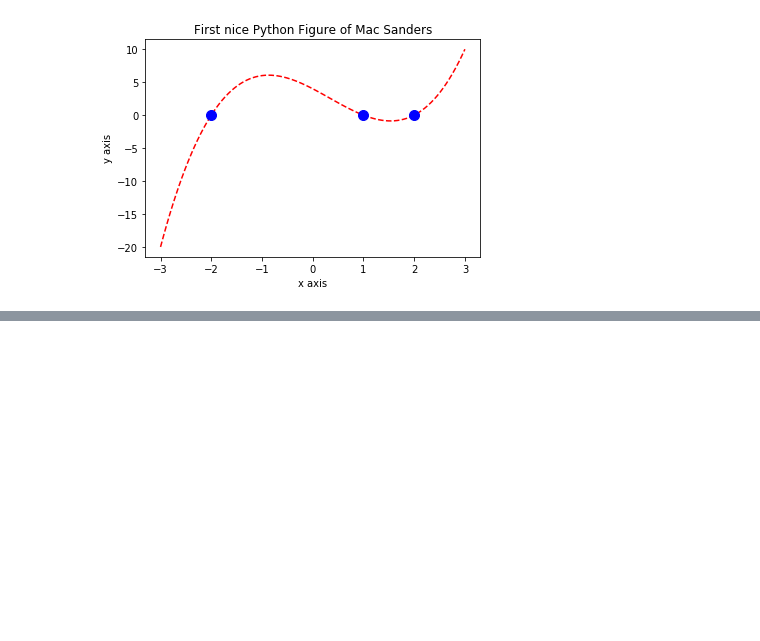
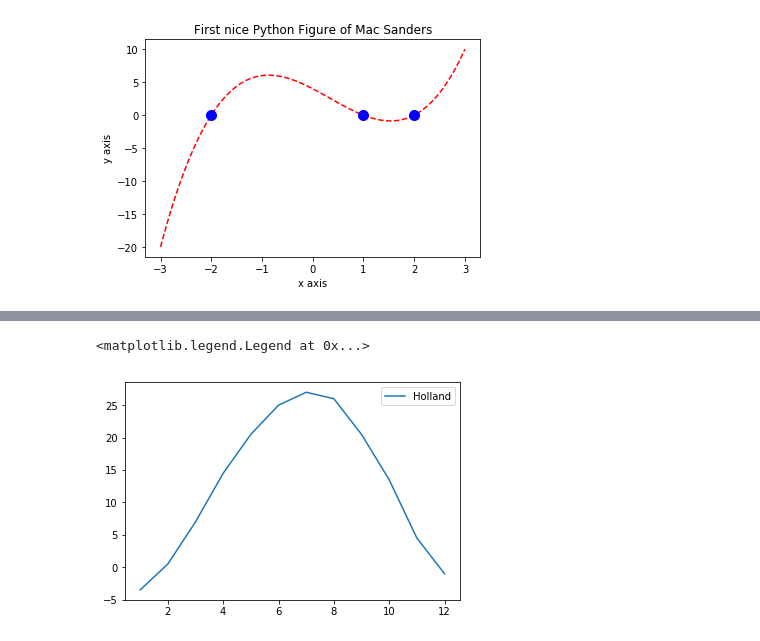
Before and after one commit to hmsand2050/astro_phys, a Jupyter notebook: notebook1_basics_plotting/Learning_1.ipynb, the cells around one changed output, grey strips where cells are left out. Saved outputs shown, nothing was run; the diff lists cells and outputs as text; code cells hidden in the pictures; blank space fills up the shorter version.

```diff
--- a/notebook1_basics_plotting/Learning_1.ipynb
+++ b/notebook1_basics_plotting/Learning_1.ipynb
@@ -74,0 +106,6 @@ Holland=np.loadtxt("holland_temperature.dat")
+# %%
+plt.plot(np.linspace(1,12,12),Beijing)
+plt.legend(["Holland"],loc="best")
+# %% [output]
+<matplotlib.legend.Legend at 0x...>
+[figure, added]
```
Also changed, not shown: parts of 11 cells of this notebook.
